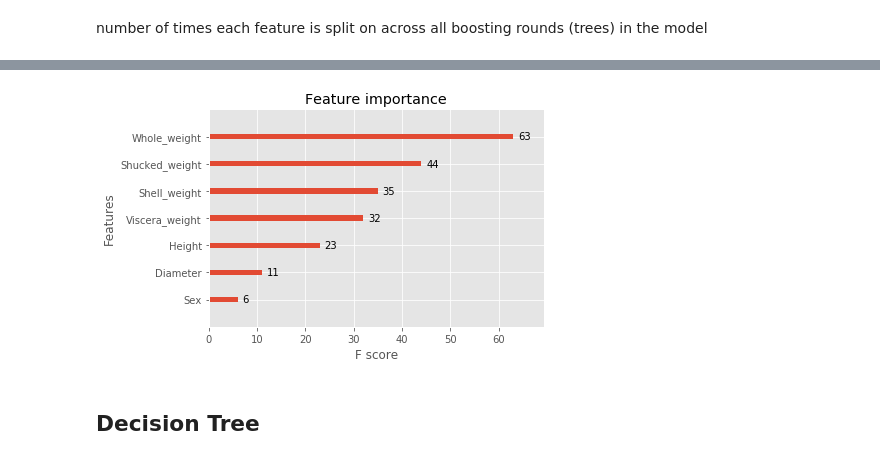
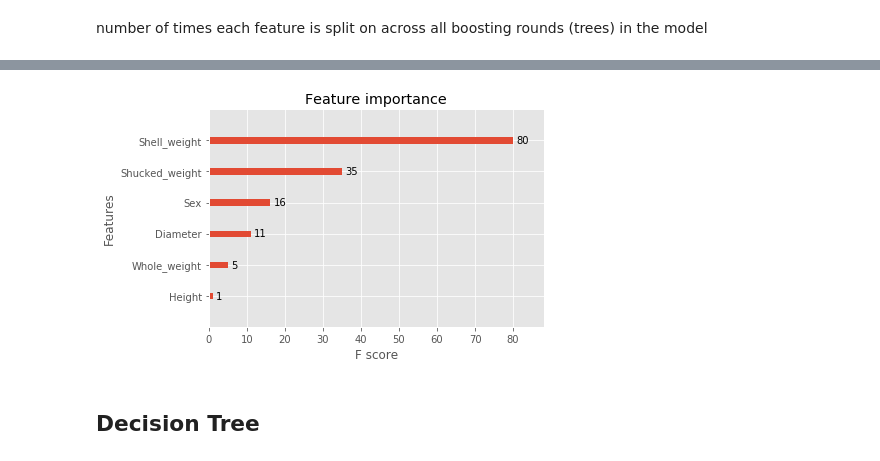
Before and after one commit to PatrykKerlin/jdsz2-wenus, a Jupyter notebook: projekt_ML/Projekt_ML_uaktualnienie.ipynb, the cells around one changed output, grey strips where cells are left out. Saved outputs shown, nothing was run; the diff lists cells and outputs as text; code cells hidden in the pictures.

```diff
--- a/projekt_ML/Projekt_ML_uaktualnienie.ipynb
+++ b/projekt_ML/Projekt_ML_uaktualnienie.ipynb
@@ -340,7 +340,7 @@ Metryka R2 (wariancji) XGB : 0.59
 # %% [markdown]
 ### After hyperparameters adjustemnts
 # %%
-clf_XGB = xg.XGBRegressor(max_depth=4,learning_rate=0.05,n_estimators=70)
+clf_XGB = xg.XGBRegressor(max_depth=4,learning_rate=0.05,n_estimators=70,objective='reg:linear')
 clf_XGB.fit(X_train, y_train)
 y_pred_XGB = clf_XGB.predict(X_val)
 
@@ -411,8 +411,15 @@ nestim = 70;   4         0.05                      1.479858
 # %% [markdown]
 number of times each feature is split on across all boosting rounds (trees) in the model
 # %%
+data_dmatrix = xg.DMatrix(data=X_train,label=y_train)
+
+params = {"objective":"reg:linear",'learning_rate': 0.05,'n_estimators': 70,
+                'max_depth': 4}
+
+cv_results = xg.cv(dtrain=data_dmatrix, params=params, nfold=3,
+                    num_boost_round=90,early_stopping_rounds=10,metrics="mae", as_pandas=True, seed=123)
+
 xg_reg = xg.train(params=params, dtrain=data_dmatrix, num_boost_round=10)
-
 xg.plot_importance(xg_reg)
 plt.rcParams['figure.figsize'] = [5, 5]
 plt.show()
@@ -430,4 +444,4 @@ plt.show()
-[figure, old version]
+[figure, new version]
 # %% [markdown]
 ## Decision Tree
 # %%
```
Also changed, not shown: parts of 2 cells of this notebook.
